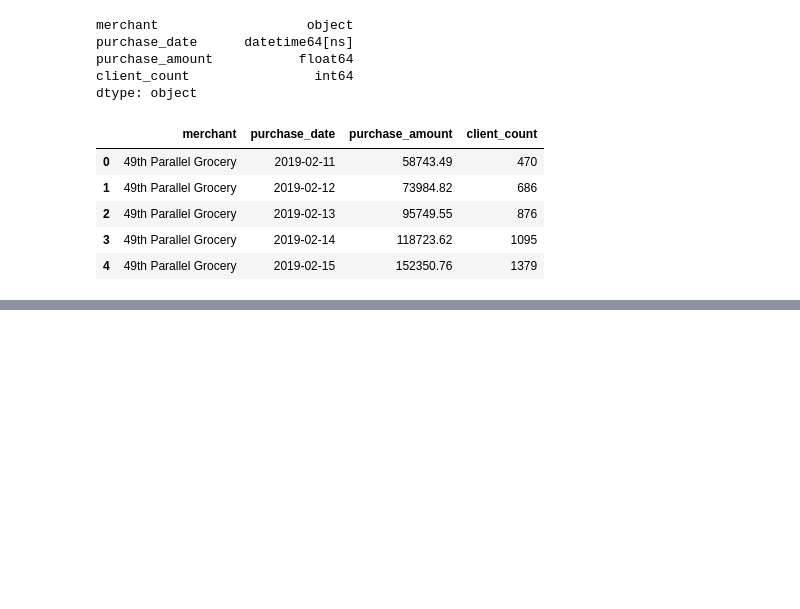
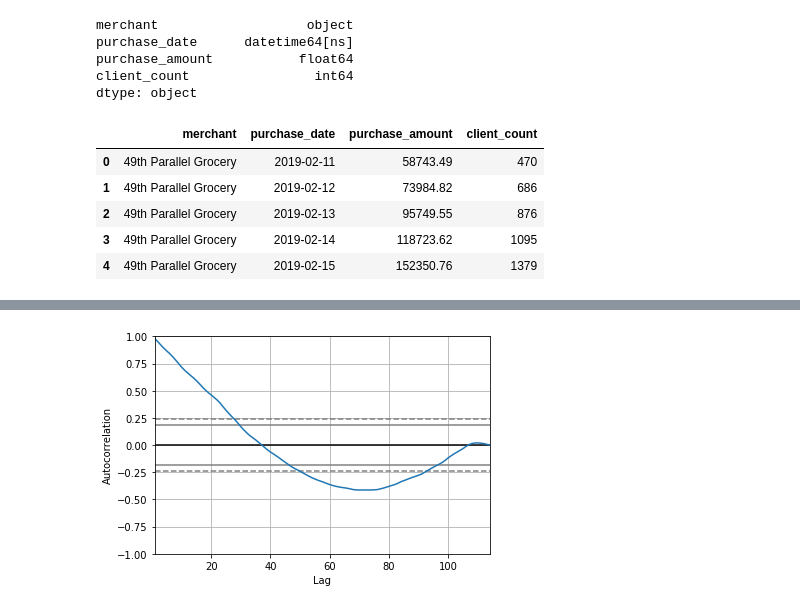
Before and after one commit to hanhanwu/Hanhan_Break_the_Limits, a Jupyter notebook: Bank_Fantasy/Golden_Bridge/purchase_times_series_preparation.ipynb, the cells around one changed output, grey strips where cells are left out. Saved outputs shown, nothing was run; the diff lists cells and outputs as text; code cells hidden in the pictures; blank space fills up the shorter version.

```diff
--- a/Bank_Fantasy/Golden_Bridge/purchase_times_series_preparation.ipynb
+++ b/Bank_Fantasy/Golden_Bridge/purchase_times_series_preparation.ipynb
@@ -77,0 +92,6 @@ dtype: object
+# %%
+# Autocorrelation plot
+autocorrelation_plot(sample_ts_df['purchase_amount'])
+plt.show()
+# %% [output]
+[figure, added]
```
Also changed, not shown: parts of 11 cells of this notebook.
